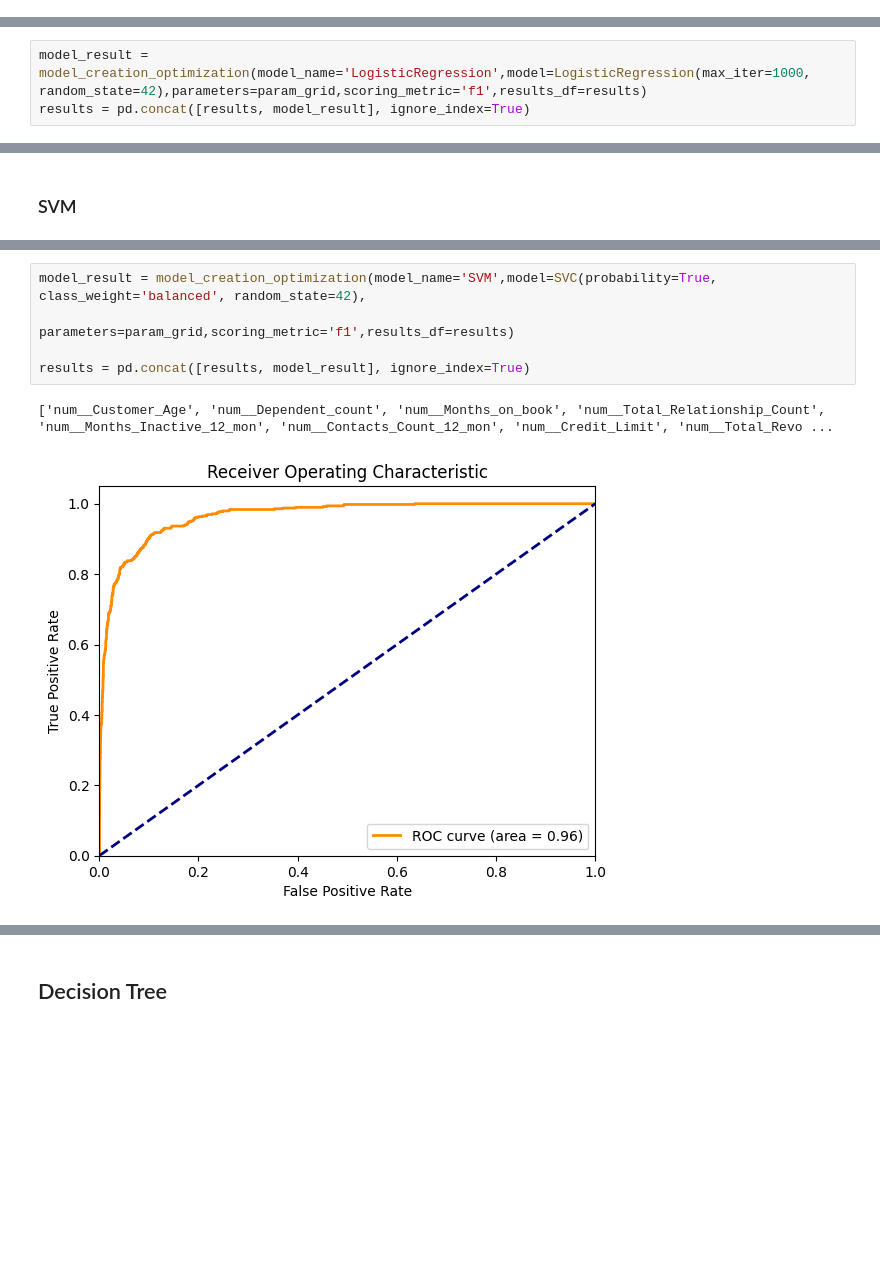
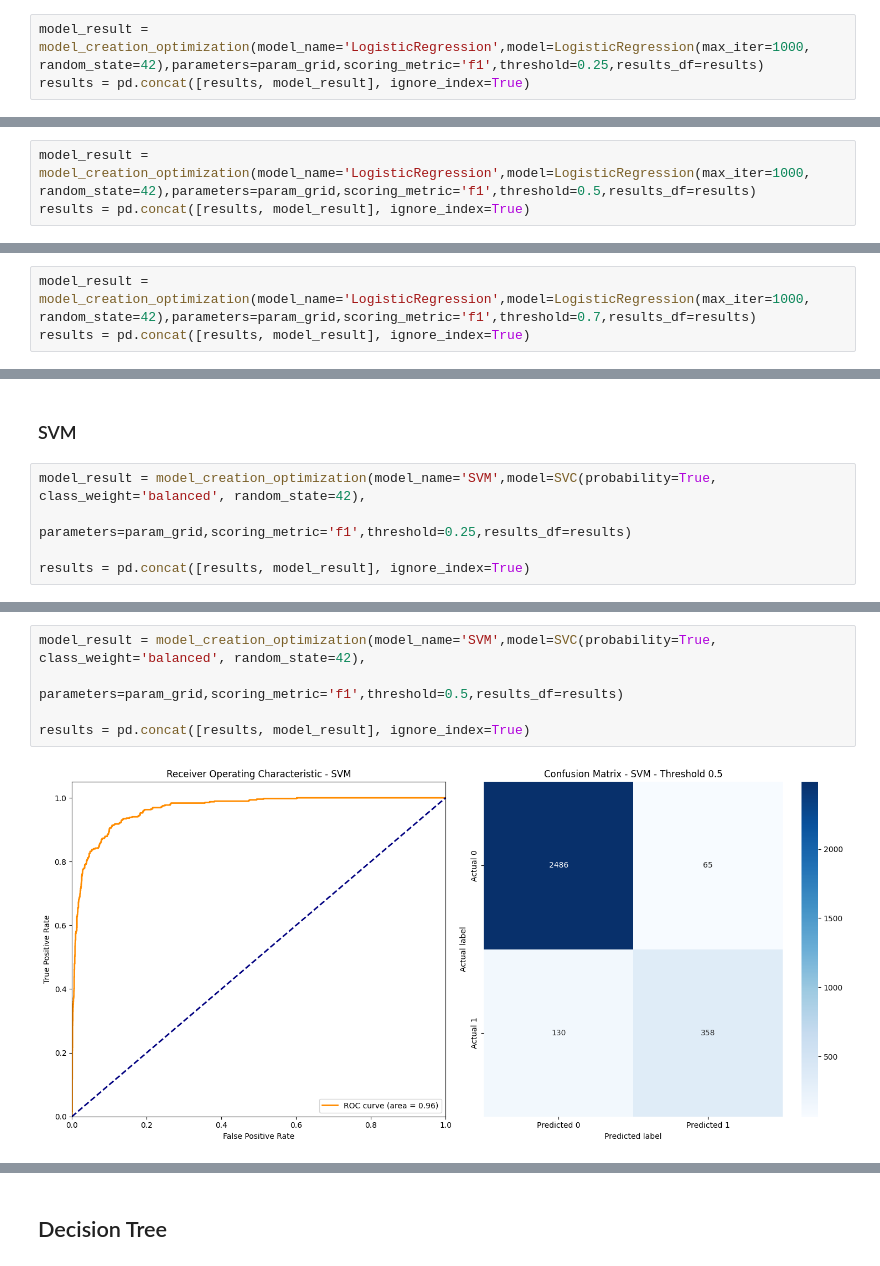
Before and after one commit to gabrieldornella/credit-card-attrition, a Jupyter notebook: notebooks/CreditCardChurn_ML.ipynb, the cells around one changed output, grey strips where cells are left out. Saved outputs shown, nothing was run; the diff lists cells and outputs as text; blank space fills up the shorter version.

```diff
--- a/notebooks/CreditCardChurn_ML.ipynb
+++ b/notebooks/CreditCardChurn_ML.ipynb
@@ -376,3 +364,6 @@ param_grid = {
 }
 # %% [markdown]
 ### Logistic Regression
+# %%
+model_result = model_creation_optimization(model_name='LogisticRegression',model=LogisticRegression(max_iter=1000, random_state=42),parameters=param_grid,scoring_metric='f1',threshold=0.25,results_df=results)
+results = pd.concat([results, model_result], ignore_index=True)
@@ -379,4 +373,4 @@ param_grid = {
 # %%
-model_result = model_creation_optimization(model_name='LogisticRegression',model=LogisticRegression(max_iter=1000, random_state=42),parameters=param_grid,scoring_metric='f1',results_df=results)
+model_result = model_creation_optimization(model_name='LogisticRegression',model=LogisticRegression(max_iter=1000, random_state=42),parameters=param_grid,scoring_metric='f1',threshold=0.5,results_df=results)
 results = pd.concat([results, model_result], ignore_index=True)
 # %% [output]
@@ -385,0 +379,3 @@ results = pd.concat([results, model_result], ignore_index=True)
+# %%
+model_result = model_creation_optimization(model_name='LogisticRegression',model=LogisticRegression(max_iter=1000, random_state=42),parameters=param_grid,scoring_metric='f1',threshold=0.7,results_df=results)
+results = pd.concat([results, model_result], ignore_index=True)
@@ -402,2 +393,7 @@ results
 # %% [markdown]
 ### SVM
+# %%
+model_result = model_creation_optimization(model_name='SVM',model=SVC(probability=True, class_weight='balanced', random_state=42),
+                                           parameters=param_grid,scoring_metric='f1',threshold=0.25,results_df=results)
+
+results = pd.concat([results, model_result], ignore_index=True)
@@ -404,8 +402,7 @@ results
 # %%
 model_result = model_creation_optimization(model_name='SVM',model=SVC(probability=True, class_weight='balanced', random_state=42),
-                                           parameters=param_grid,scoring_metric='f1',results_df=results)
+                                           parameters=param_grid,scoring_metric='f1',threshold=0.5,results_df=results)
 
 results = pd.concat([results, model_result], ignore_index=True)
 # %% [output]
-['num__Customer_Age', 'num__Dependent_count', 'num__Months_on_book', 'num__Total_Relationship_Count', 'num__Months_Inactive_12_mon', 'num__Contacts_Count_12_mon', 'num__Credit_Limit', 'num__Total_Revo ...
-[figure, old version]
+[figure, new version]
```
Also changed, not shown: parts of 30 cells of this notebook.
